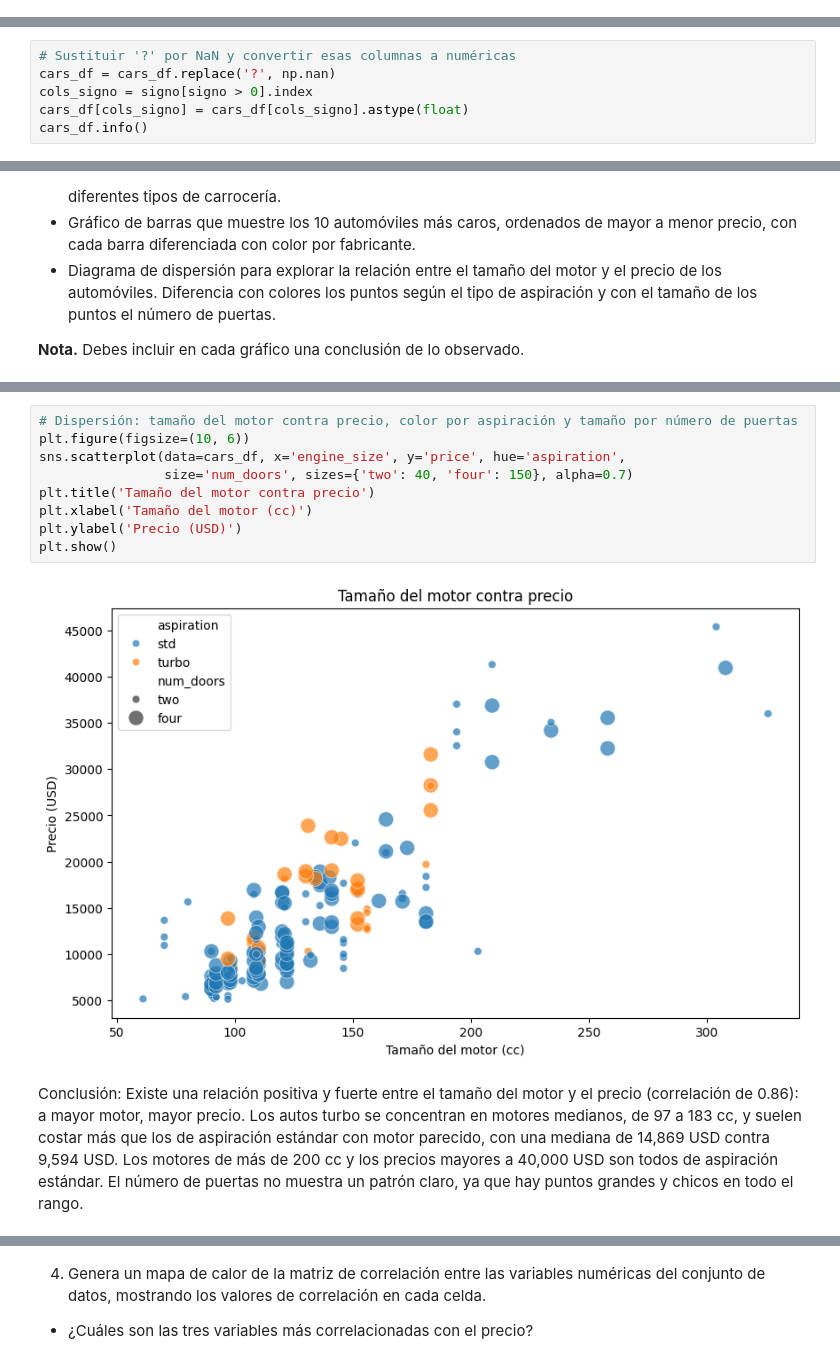
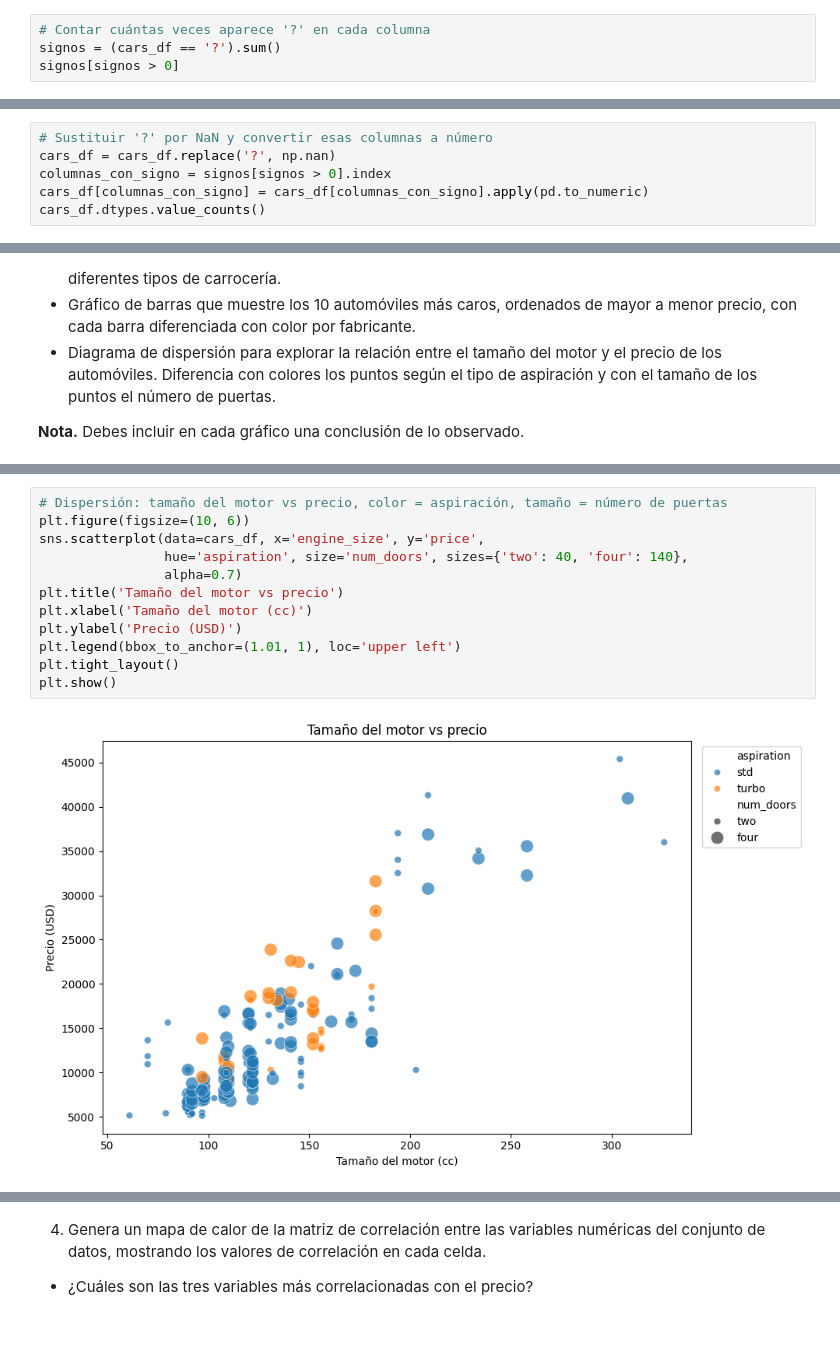
Before and after one commit to Aaron3312/Especializacion-ia, a Jupyter notebook: ciencia-analitica-datos/actividad-07-pca/Actividad7PCA_Equipo29.ipynb, the cells around one changed output, grey strips where cells are left out. Drawn from its saved outputs; the diff is of its cells as text; blank space fills up the shorter version.

```diff
--- a/ciencia-analitica-datos/actividad-07-pca/Actividad7PCA_Equipo29.ipynb
+++ b/ciencia-analitica-datos/actividad-07-pca/Actividad7PCA_Equipo29.ipynb
@@ -117,0 +91,4 @@ Respuesta: El símbolo ? aparece en cinco columnas: normalized_losses (41 regist
+# %%
+# Contar cuántas veces aparece '?' en cada columna
+signos = (cars_df == '?').sum()
+signos[signos > 0]
@@ -118,7 +102,7 @@ Respuesta: El símbolo ? aparece en cinco columnas: normalized_losses (41 regist
 # %%
-# Sustituir '?' por NaN y convertir esas columnas a numéricas
+# Sustituir '?' por NaN y convertir esas columnas a número
 cars_df = cars_df.replace('?', np.nan)
-cols_signo = signo[signo > 0].index
-cars_df[cols_signo] = cars_df[cols_signo].astype(float)
-cars_df.info()
+columnas_con_signo = signos[signos > 0].index
+cars_df[columnas_con_signo] = cars_df[columnas_con_signo].apply(pd.to_numeric)
+cars_df.dtypes.value_counts()
 # %% [output]
@@ -314,13 +318,14 @@ Conclusión: Los 10 autos más caros pertenecen solo a cuatro marcas de lujo: me
 # %%
-# Dispersión: tamaño del motor contra precio, color por aspiración y tamaño por número de puertas
+# Dispersión: tamaño del motor vs precio, color = aspiración, tamaño = número de puertas
 plt.figure(figsize=(10, 6))
-sns.scatterplot(data=cars_df, x='engine_size', y='price', hue='aspiration',
-                size='num_doors', sizes={'two': 40, 'four': 150}, alpha=0.7)
-plt.title('Tamaño del motor contra precio')
+sns.scatterplot(data=cars_df, x='engine_size', y='price',
+                hue='aspiration', size='num_doors', sizes={'two': 40, 'four': 140},
+                alpha=0.7)
+plt.title('Tamaño del motor vs precio')
 plt.xlabel('Tamaño del motor (cc)')
 plt.ylabel('Precio (USD)')
+plt.legend(bbox_to_anchor=(1.01, 1), loc='upper left')
+plt.tight_layout()
 plt.show()
 # %% [output]
-[figure, old version]
+[figure, new version]
-# %% [markdown]
-Conclusión: Existe una relación positiva y fuerte entre el tamaño del motor y el precio (correlación de 0.86): a mayor motor, mayor precio. Los autos turbo se concentran en motores medianos, de 97 a 183 cc, y suelen costar más que los de aspiración estándar con motor parecido, con una mediana de 14,869 USD contra 9,594 USD. Los motores de más de 200 cc y los precios mayores a 40,000 USD son todos de aspiración estándar. El número de puertas no muestra un patrón claro, ya que hay puntos grandes y chicos en todo el rango.
```
Also changed, not shown: parts of 67 cells of this notebook, 1 other file.
